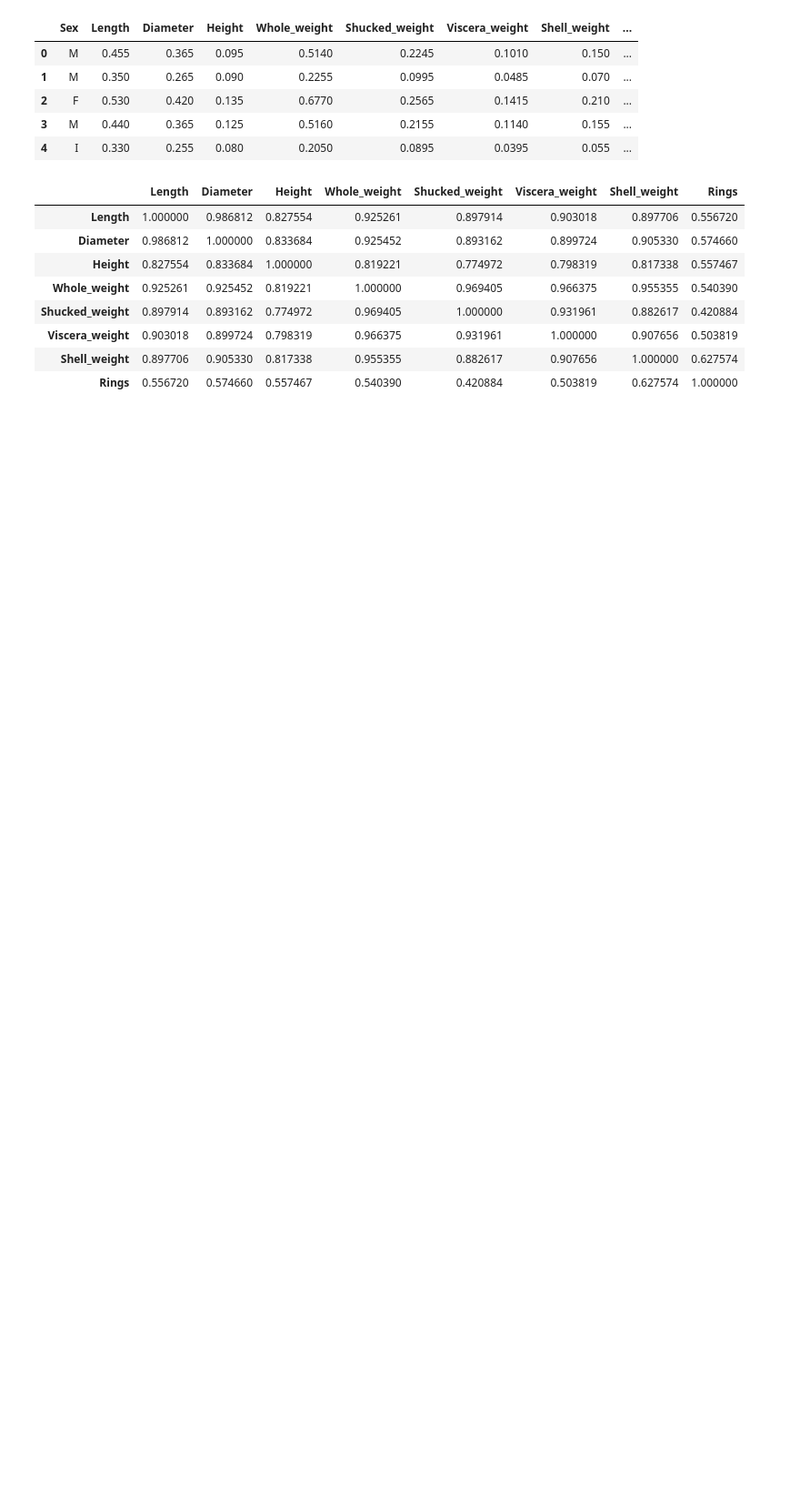
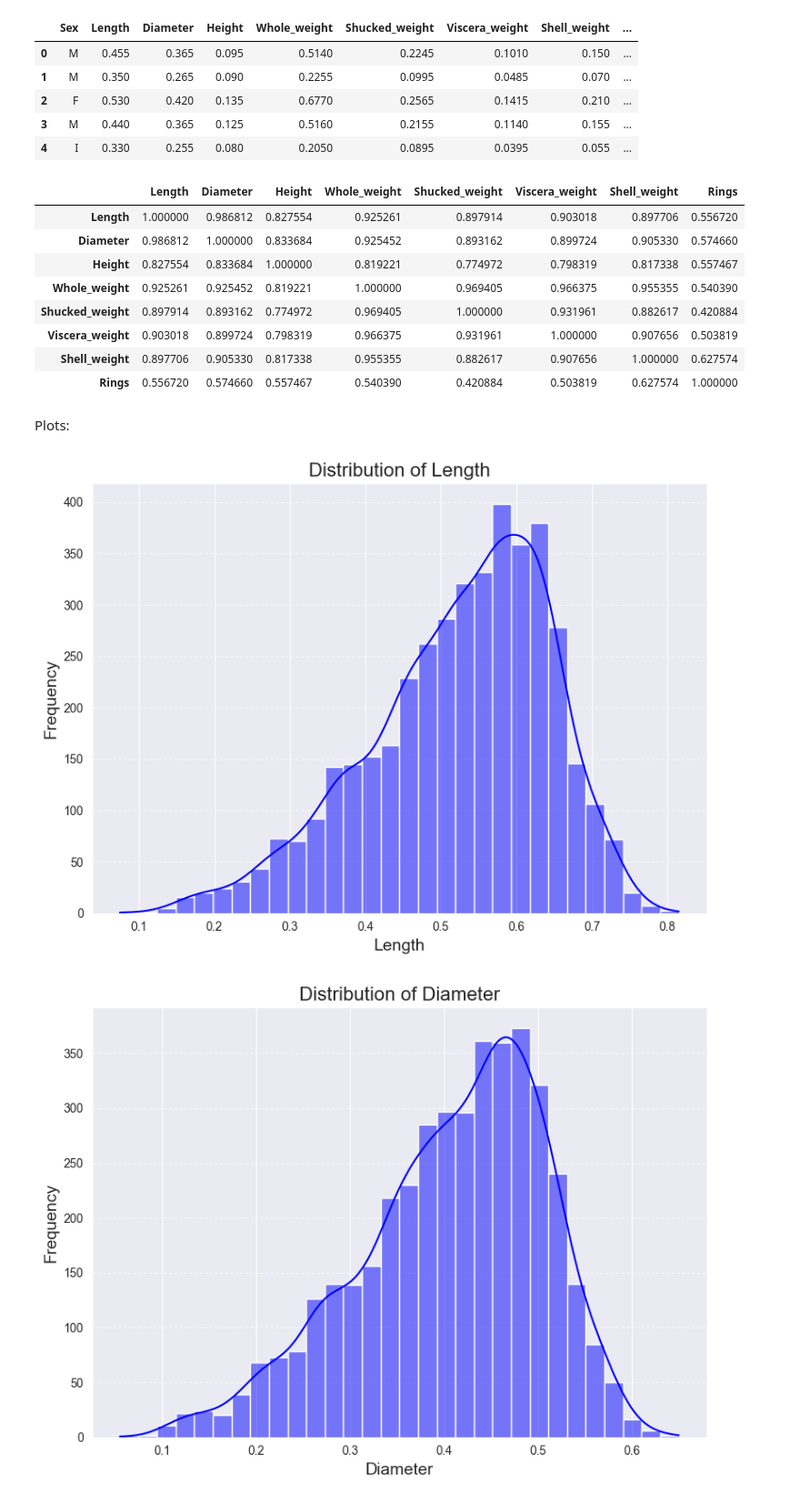
Before and after one commit to RabDou44/MachineLearning2024W, a Jupyter notebook: ass2/abalone_analysis.ipynb, the cells around one changed output. Shown at 91% size. Saved outputs shown, nothing was run; the diff lists cells and outputs as text; code cells hidden in the pictures; blank space fills up the shorter version.

Commit message:
Abalone analysis plots

```diff
--- a/ass2/abalone_analysis.ipynb
+++ b/ass2/abalone_analysis.ipynb
@@ -65,7 +66,7 @@ ablone_dict = {
     "cat" : ['Sex'],
     "cont":['Length', 'Diameter', 'Height', 'Whole_weight', 'Shucked_weight','Viscera_weight', 'Shell_weight'],
     "ord": [],
-    "taget":'Rings'
+    "target":'Rings'
 
 }
 # %%
@@ -99,3 +100,20 @@ with open('../data_processed/abalone_dict.pkl', 'wb') as f:
     pickle.dump(ablone_dict, f)
 
 f.close()
+# %% [markdown]
+Plots:
+# %%
+abalone_df = pd.concat([X, y], axis=1)
+attributes = ablone_dict['cont'] + [ablone_dict['target']]
+for feature in attributes:
+    plt.figure(figsize=(8, 6))
+    sns.histplot(data=abalone_df, x=feature, kde=True, color='blue', bins=30)
+    plt.title(f'Distribution of {feature}', fontsize=16)
+    plt.xlabel(feature, fontsize=14)
+    plt.ylabel('Frequency', fontsize=14)
+    plt.grid(axis='y', linestyle='--', alpha=0.7)
+    plt.tight_layout()
+    plt.show()
+# %% [output]
+[figure, added]
+[figure, added]
```
Also changed, not shown: parts of 5 cells of this notebook.
